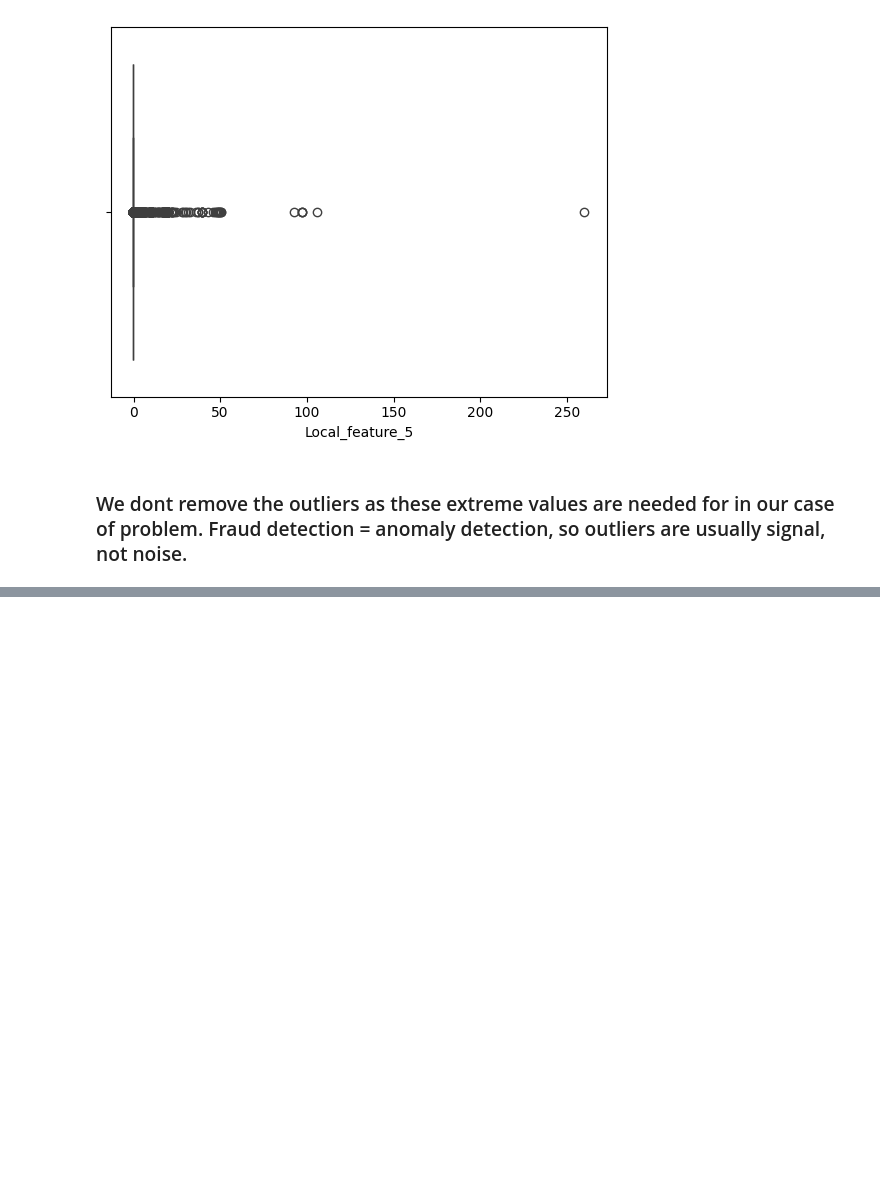
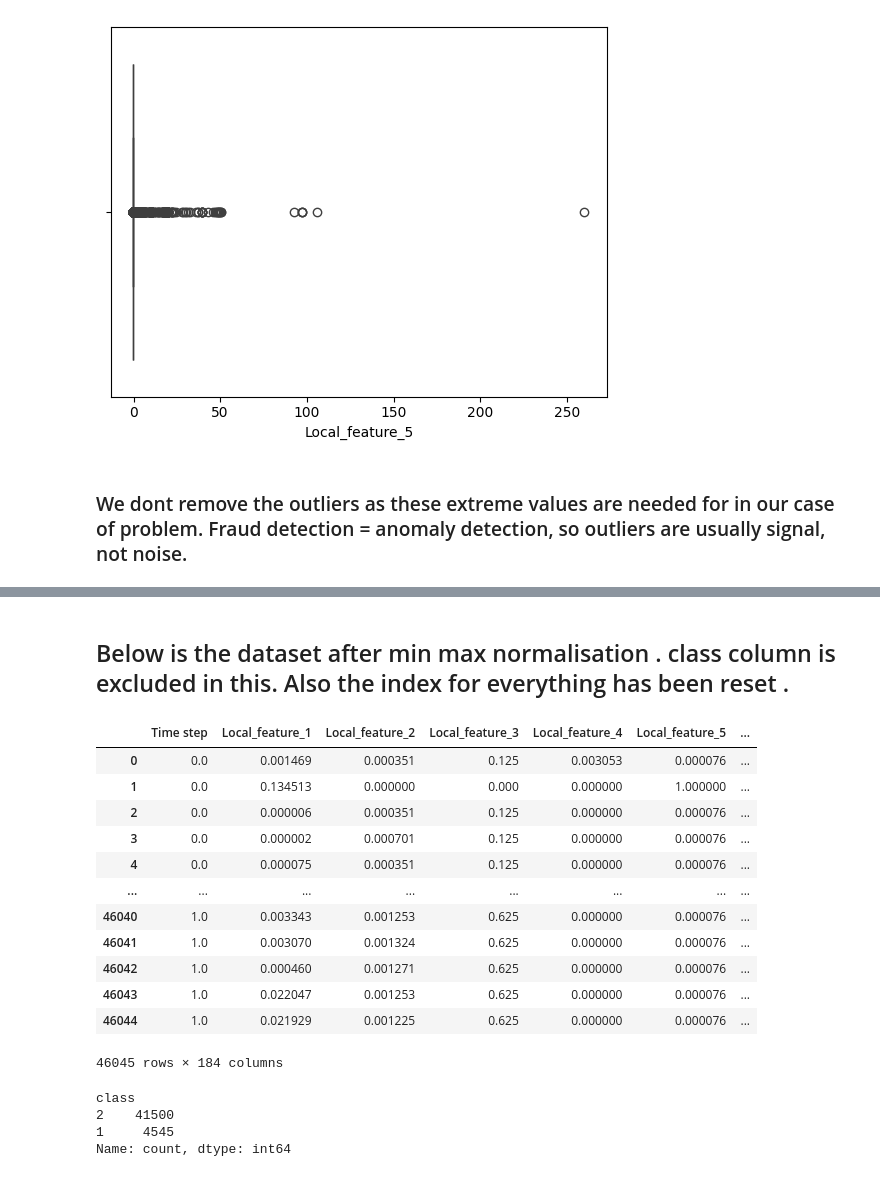
Before and after one commit to jeffreysolomon123/elliptic-illicit-detection, a Jupyter notebook: eda.ipynb, the cells around one changed output, grey strips where cells are left out. Cells and saved outputs as stored; diff of their text form; code cells hidden in the pictures; blank space fills up the shorter version.

```diff
--- a/eda.ipynb
+++ b/eda.ipynb
@@ -198,0 +257,26 @@ Length: 184, dtype: float64
+# %% [markdown]
+## Below is the dataset after min max normalisation . class column is excluded in this. Also the index for everything has been reset .
+# %%
+data_scaled['class']=temp_y
+data_scaled
+# %% [output]
+|  | Time step | Local_feature_1 | Local_feature_2 | Local_feature_3 | Local_feature_4 | Local_feature_5 | ... |
+| 0 | 0.0 | 0.001469 | 0.000351 | 0.125 | 0.003053 | 0.000076 | ... |
+| 1 | 0.0 | 0.134513 | 0.000000 | 0.000 | 0.000000 | 1.000000 | ... |
+| 2 | 0.0 | 0.000006 | 0.000351 | 0.125 | 0.000000 | 0.000076 | ... |
+| 3 | 0.0 | 0.000002 | 0.000701 | 0.125 | 0.000000 | 0.000076 | ... |
+| 4 | 0.0 | 0.000075 | 0.000351 | 0.125 | 0.000000 | 0.000076 | ... |
+| ... | ... | ... | ... | ... | ... | ... | ... |
+| 46040 | 1.0 | 0.003343 | 0.001253 | 0.625 | 0.000000 | 0.000076 | ... |
+| 46041 | 1.0 | 0.003070 | 0.001324 | 0.625 | 0.000000 | 0.000076 | ... |
+| 46042 | 1.0 | 0.000460 | 0.001271 | 0.625 | 0.000000 | 0.000076 | ... |
+| 46043 | 1.0 | 0.022047 | 0.001253 | 0.625 | 0.000000 | 0.000076 | ... |
+| 46044 | 1.0 | 0.021929 | 0.001225 | 0.625 | 0.000000 | 0.000076 | ... |
+46045 rows × 184 columns
+# %%
+data_scaled['class'].value_counts() ## We need to do something about this imbalance
+# %% [output]
+class
+2    41500
+1     4545
+Name: count, dtype: int64
```
Also changed, not shown: parts of 23 cells of this notebook, 2 other files.
